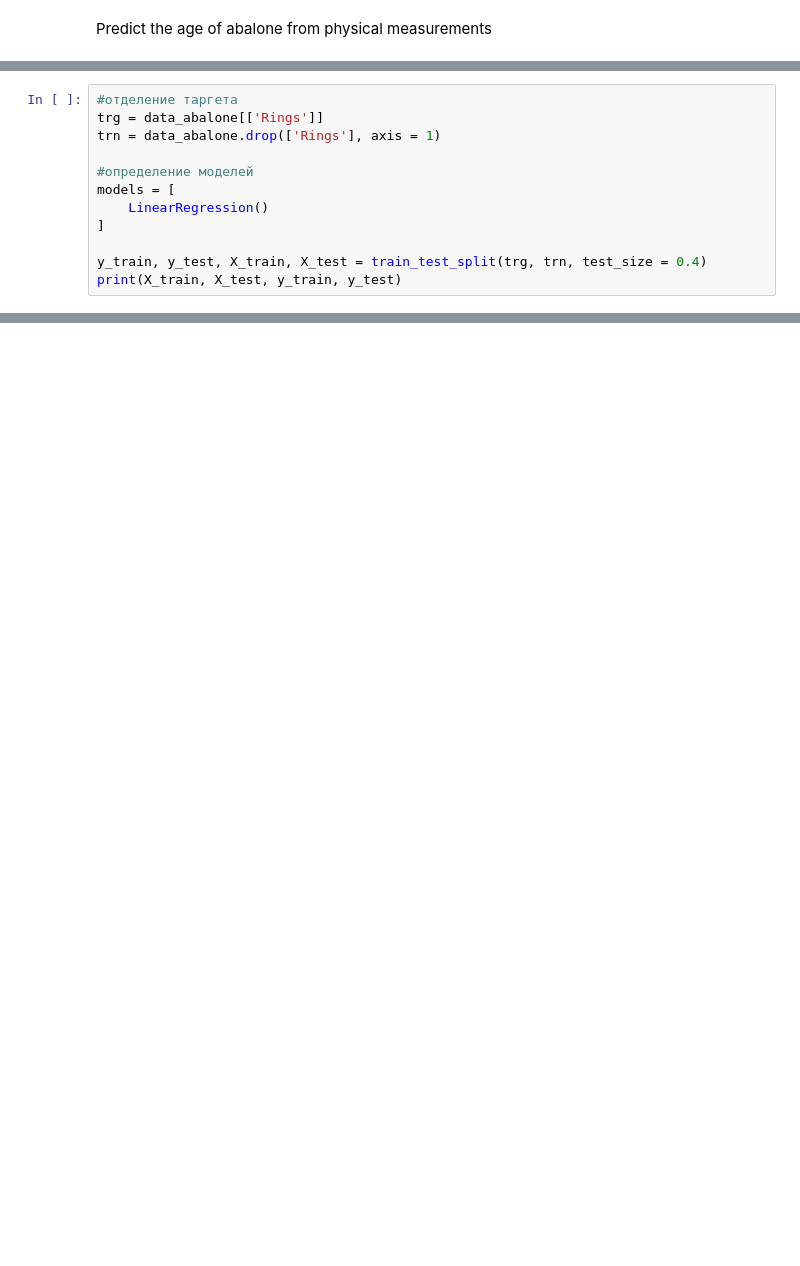
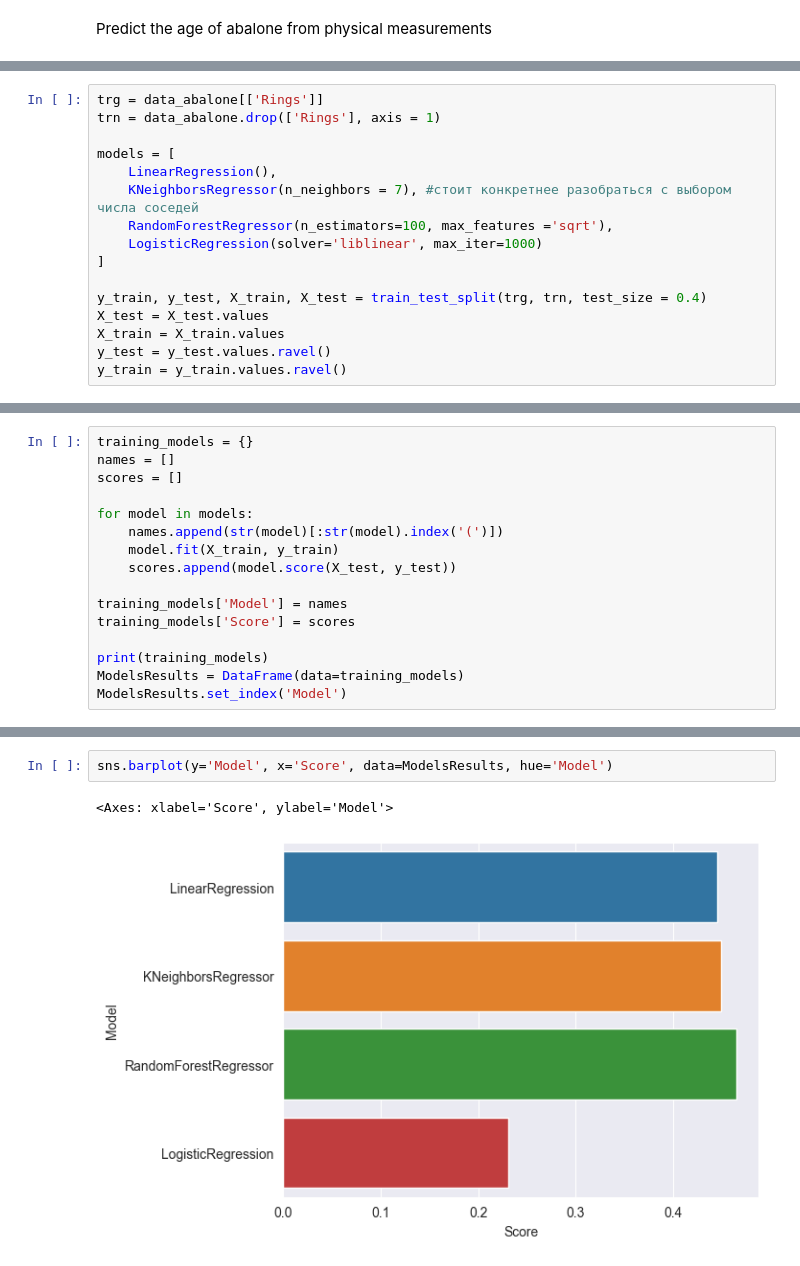
Before and after one commit to AlenaBls/abalone, a Jupyter notebook: abalone.ipynb, the cells around one changed output, grey strips where cells are left out. Cells and saved outputs as stored; diff of their text form; blank space fills up the shorter version.

Commit message:
Models have been selected with basic parameters and then trained, added notes, selected further plans

```diff
--- a/abalone.ipynb
+++ b/abalone.ipynb
@@ -51,12 +52,16 @@ sns.pairplot(data=data_abalone, hue='Rings')
 # %%
-#отделение таргета
 trg = data_abalone[['Rings']]
 trn = data_abalone.drop(['Rings'], axis = 1)
 
-#определение моделей
 models = [
-    LinearRegression()
+    LinearRegression(),
+    KNeighborsRegressor(n_neighbors = 7), #стоит конкретнее разобраться с выбором числа соседей
+    RandomForestRegressor(n_estimators=100, max_features ='sqrt'),
+    LogisticRegression(solver='liblinear', max_iter=1000)
 ]
 
 y_train, y_test, X_train, X_test = train_test_split(trg, trn, test_size = 0.4)
-print(X_train, X_test, y_train, y_test)
+X_test = X_test.values
+X_train = X_train.values
+y_test = y_test.values.ravel()
+y_train = y_train.values.ravel()
@@ -80,0 +70,16 @@ print(X_train, X_test, y_train, y_test)
+# %%
+training_models = {}
+names = []
+scores = []
+
+for model in models:
+    names.append(str(model)[:str(model).index('(')])
+    model.fit(X_train, y_train)
+    scores.append(model.score(X_test, y_test))
+
+training_models['Model'] = names
+training_models['Score'] = scores
+
+print(training_models)
+ModelsResults = DataFrame(data=training_models)
+ModelsResults.set_index('Model')
@@ -80,0 +96,5 @@ print(X_train, X_test, y_train, y_test)
+# %%
+sns.barplot(y='Model', x='Score', data=ModelsResults, hue='Model')
+# %% [output]
+<Axes: xlabel='Score', ylabel='Model'>
+[figure, added]
```
Also changed, not shown: parts of 13 cells of this notebook.
